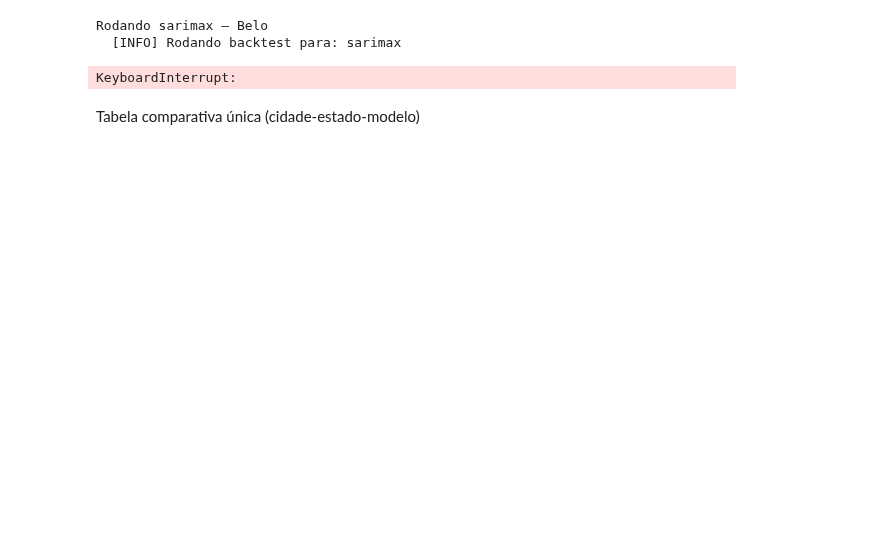
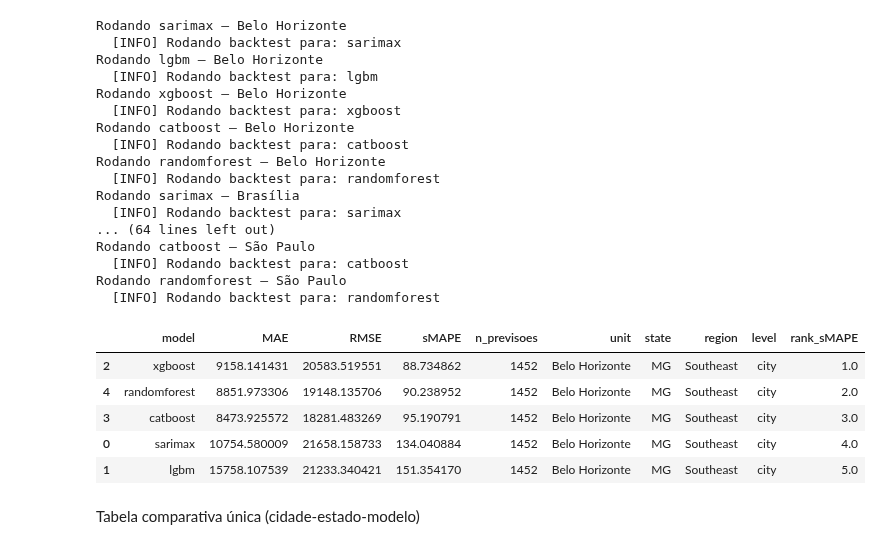
Before and after one commit to falco-md/dengue-timeseries-skforecast-FORK-, a Jupyter notebook: notebooks/04_all_cities_and_region_benchmark.ipynb, the cells around one changed output. Drawn from its saved outputs; the diff is of its cells as text; code cells hidden in the pictures; blank space fills up the shorter version.

```diff
--- a/notebooks/04_all_cities_and_region_benchmark.ipynb
+++ b/notebooks/04_all_cities_and_region_benchmark.ipynb
@@ -43,6 +43,7 @@ CITY_META = {
     "sao_paulo": {"city": "São Paulo", "state": "SP", "region": "Southeast"},
     "rio": {"city": "Rio de Janeiro", "state": "RJ", "region": "Southeast"},
     "rio_de_janeiro": {"city": "Rio de Janeiro", "state": "RJ", "region": "Southeast"},
+    "belo": {"city": "Belo Horizonte", "state": "MG", "region": "Southeast"},
     "belo_horizonte": {"city": "Belo Horizonte", "state": "MG", "region": "Southeast"},
     "brasilia": {"city": "Brasília", "state": "DF", "region": "Midwest"},
     "fortaleza": {"city": "Fortaleza", "state": "CE", "region": "Northeast"},
@@ -160,35 +161,55 @@ for path in csv_files:
     )
 
     all_metrics.append(metrics_df)
     all_preds.append(preds_df)
 
 
 metrics_all = pd.concat(all_metrics, ignore_index=True)
 preds_all = pd.concat(all_preds, ignore_index=True)
 
 metrics_all = metrics_all.rename(
     columns={
         "mae": "MAE",
         "rmse": "RMSE",
         "smape": "sMAPE",
         "n_predictions": "n_previsoes",
         "n_previsoes": "n_previsoes",
     }
 )
 
 metrics_all["rank_sMAPE"] = (
     metrics_all.groupby(["level", "unit"])["sMAPE"]
     .rank(method="min")
 )
 
 metrics_all.to_csv(TABLES_DIR / "model_performance_all_cities_long.csv", index=False)
 preds_all.to_csv(TABLES_DIR / "predictions_all_cities_long.csv", index=False)
 
 metrics_all.sort_values(["unit", "sMAPE"]).head()
 # %% [output]
-Rodando sarimax — Belo
+Rodando sarimax — Belo Horizonte
   [INFO] Rodando backtest para: sarimax
+Rodando lgbm — Belo Horizonte
+  [INFO] Rodando backtest para: lgbm
+Rodando xgboost — Belo Horizonte
+  [INFO] Rodando backtest para: xgboost
+Rodando catboost — Belo Horizonte
+  [INFO] Rodando backtest para: catboost
+Rodando randomforest — Belo Horizonte
+  [INFO] Rodando backtest para: randomforest
+Rodando sarimax — Brasília
+  [INFO] Rodando backtest para: sarimax
+... (64 lines left out)
+Rodando catboost — São Paulo
+  [INFO] Rodando backtest para: catboost
+Rodando randomforest — São Paulo
+  [INFO] Rodando backtest para: randomforest
-KeyboardInterrupt:
+|  | model | MAE | RMSE | sMAPE | n_previsoes | unit | state | region | level | rank_sMAPE |
+| 2 | xgboost | 9158.141431 | 20583.519551 | 88.734862 | 1452 | Belo Horizonte | MG | Southeast | city | 1.0 |
+| 4 | randomforest | 8851.973306 | 19148.135706 | 90.238952 | 1452 | Belo Horizonte | MG | Southeast | city | 2.0 |
+| 3 | catboost | 8473.925572 | 18281.483269 | 95.190791 | 1452 | Belo Horizonte | MG | Southeast | city | 3.0 |
+| 0 | sarimax | 10754.580009 | 21658.158733 | 134.040884 | 1452 | Belo Horizonte | MG | Southeast | city | 4.0 |
+| 1 | lgbm | 15758.107539 | 21233.340421 | 151.354170 | 1452 | Belo Horizonte | MG | Southeast | city | 5.0 |
 # %% [markdown]
 Tabela comparativa única (cidade-estado-modelo)
 # %%
```
Also changed, not shown: parts of 6 cells of this notebook, 30 other files.
